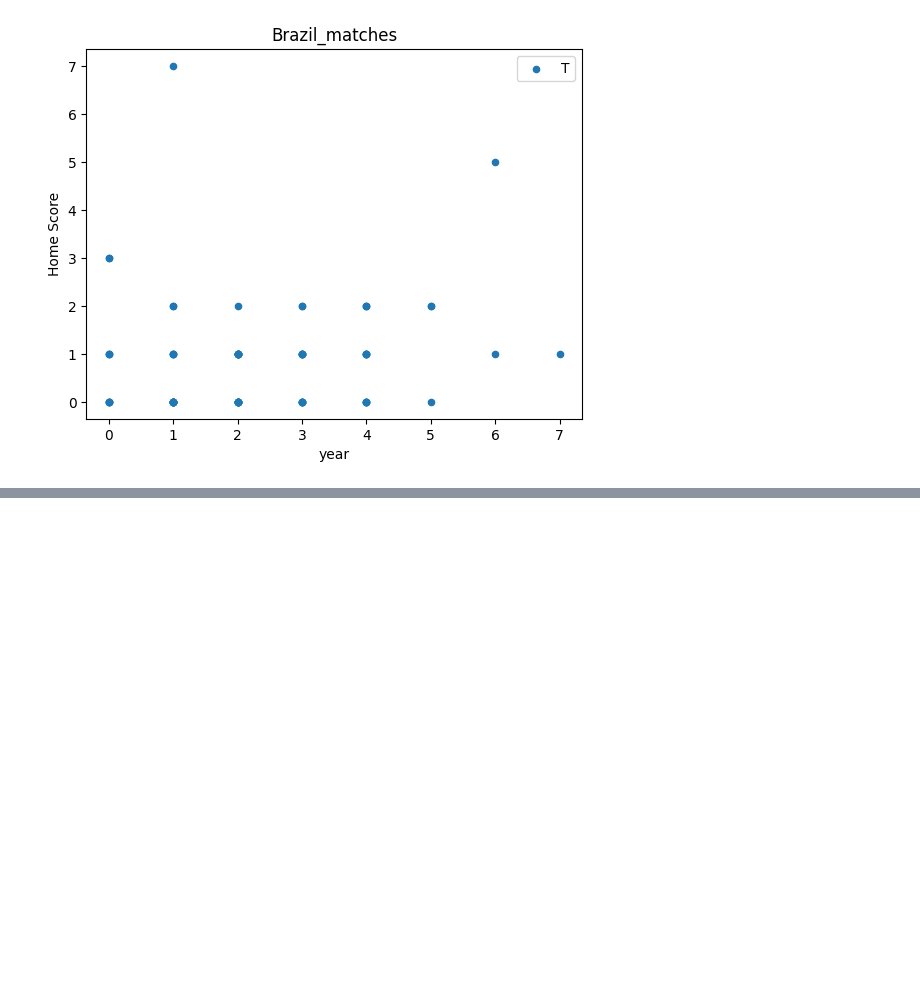
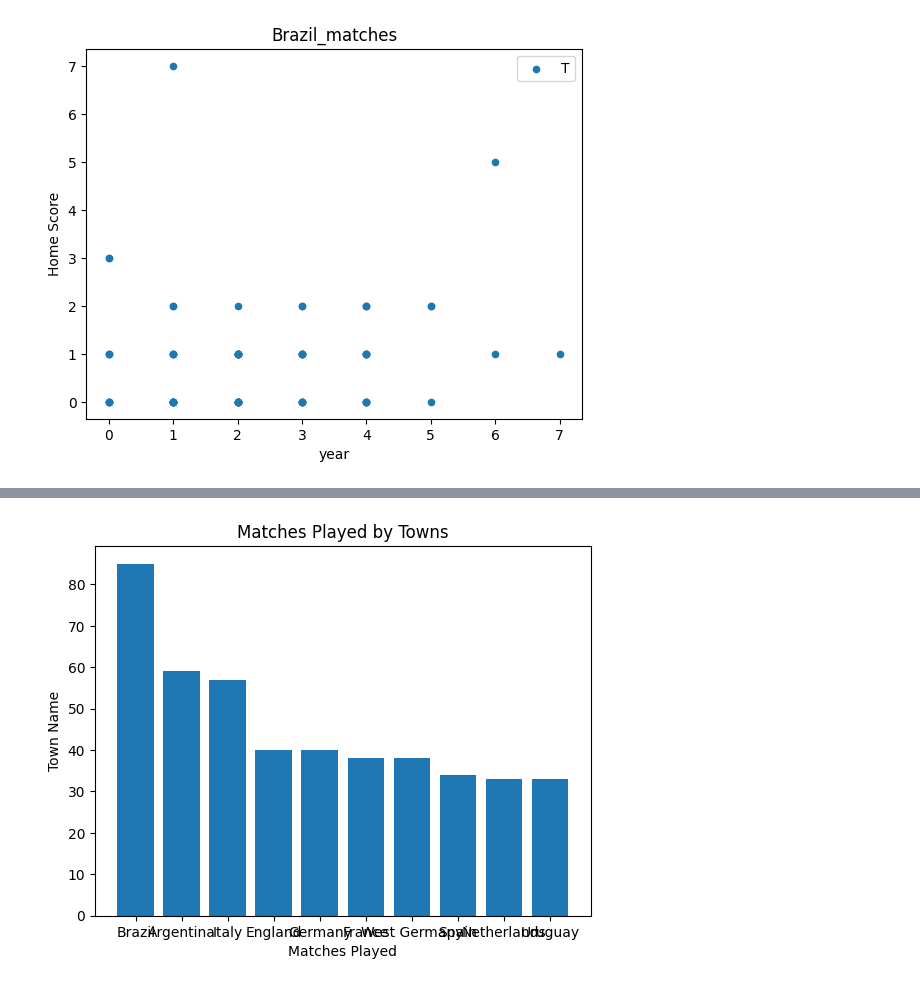
Before and after one commit to Basha1605/python-mini-project, a Jupyter notebook: FootballDataset.ipynb, the cells around one changed output, grey strips where cells are left out. Cells and saved outputs as stored; diff of their text form; code cells hidden in the pictures; blank space fills up the shorter version.

```diff
--- a/FootballDataset.ipynb
+++ b/FootballDataset.ipynb
@@ -165,0 +238,18 @@ plt.show()
+# %%
+def Mtchesplayedbytown():
+    townName = []
+    matchesPlayed = []
+    TownData = df['home_team'].value_counts()
+    for _ in TownData.index:
+        if TownData[_] > 30 :
+           townName.append(_)
+           matchesPlayed.append(TownData[_])
+    plt.bar(townName,matchesPlayed)
+    plt.xlabel('Matches Played')
+    plt.ylabel('Town Name')
+    plt.title('Matches Played by Towns')
+    plt.show()
+# %%
+Mtchesplayedbytown()
+# %% [output]
+[figure, added]
```
Also changed, not shown: parts of 17 cells of this notebook.
